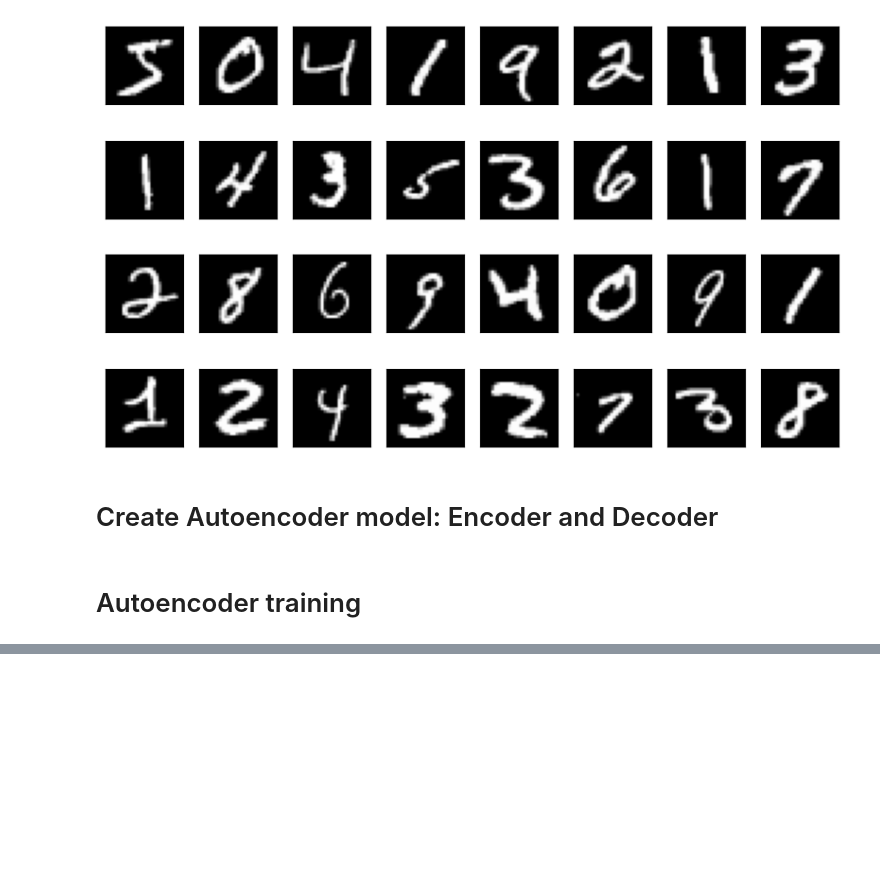
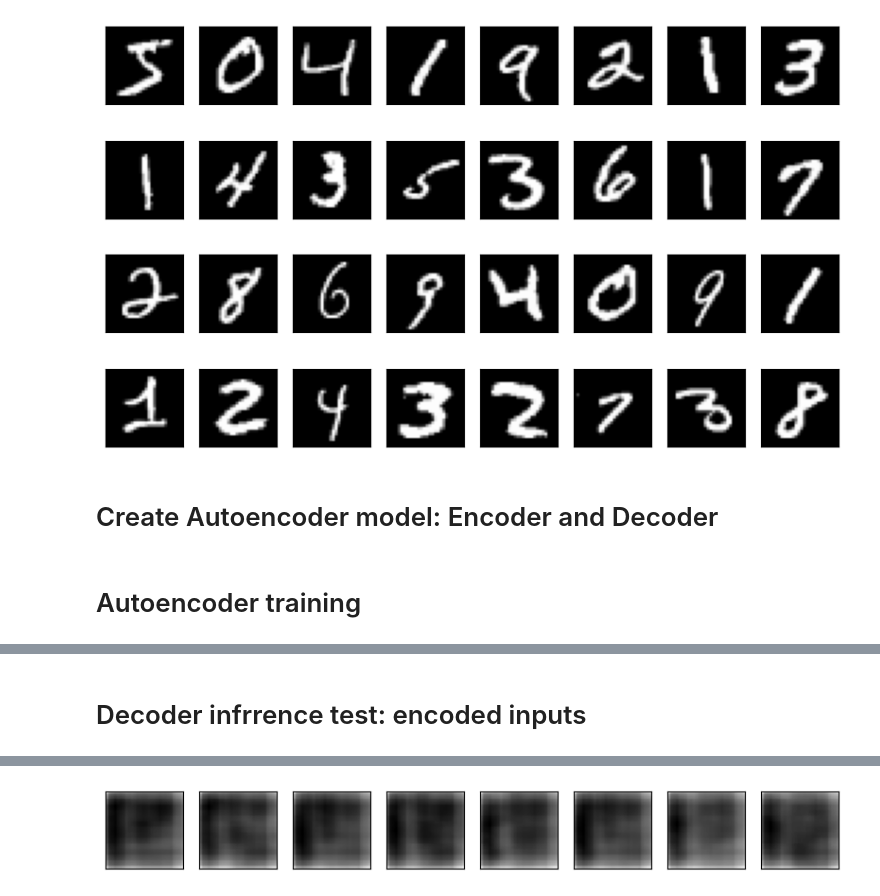
Before and after one commit to adwiza/datascience_skillbox, a Jupyter notebook: SkillFactoryDL/9. Autoencoder.ipynb, the cells around one changed output, grey strips where cells are left out. Cells and saved outputs as stored; diff of their text form; code cells hidden in the pictures; blank space fills up the shorter version.

```diff
--- a/SkillFactoryDL/9. Autoencoder.ipynb
+++ b/SkillFactoryDL/9. Autoencoder.ipynb
@@ -73,0 +108,5 @@ Epoch 1/25
+# %% [markdown]
+# Decoder infrrence test: encoded inputs
+# %%
+plot_digits(decoder.predict(text_x_enc))
+# %% [output]
@@ -73,0 +114 @@ Epoch 1/25
+[figure, added]
```
Also changed, not shown: parts of 15 cells of this notebook, 2 other files.
